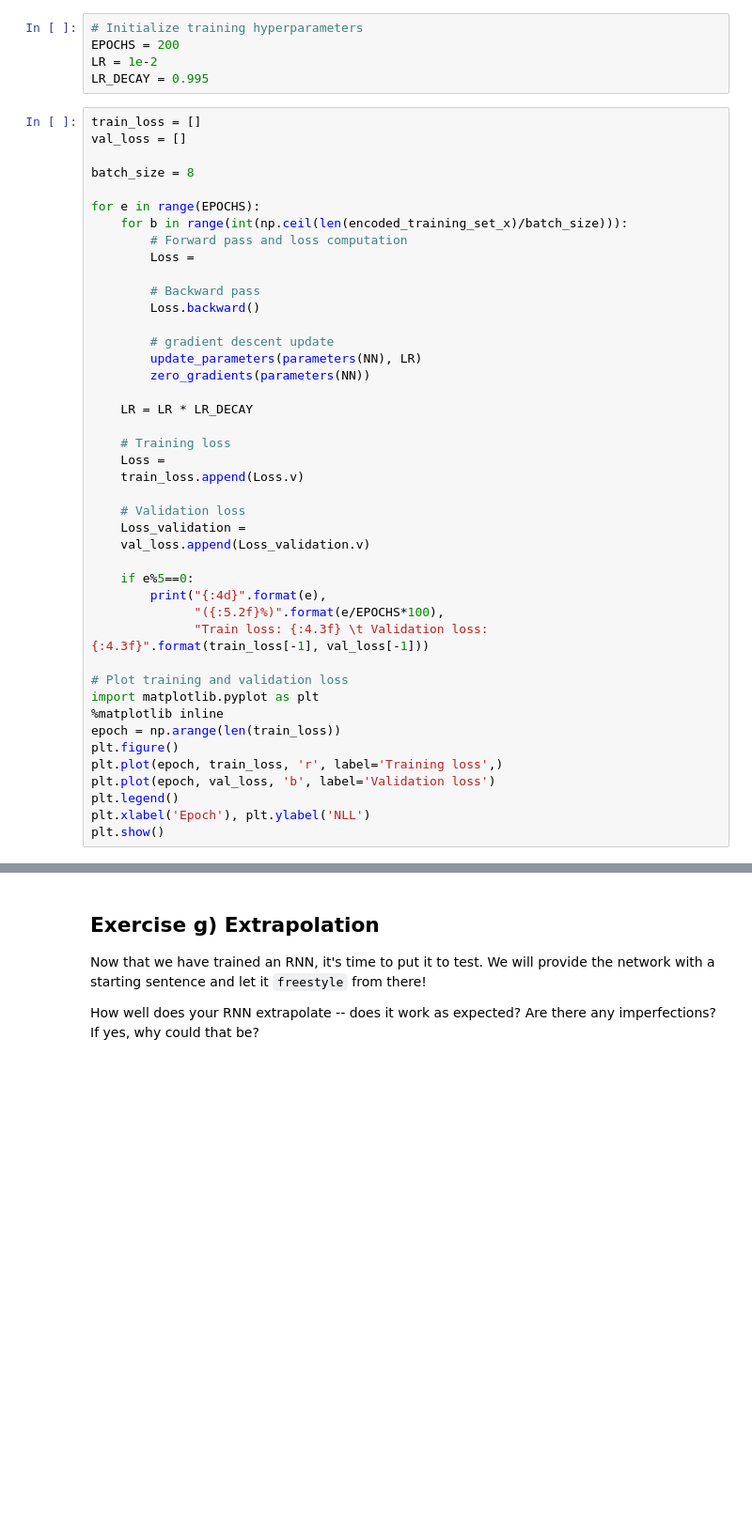
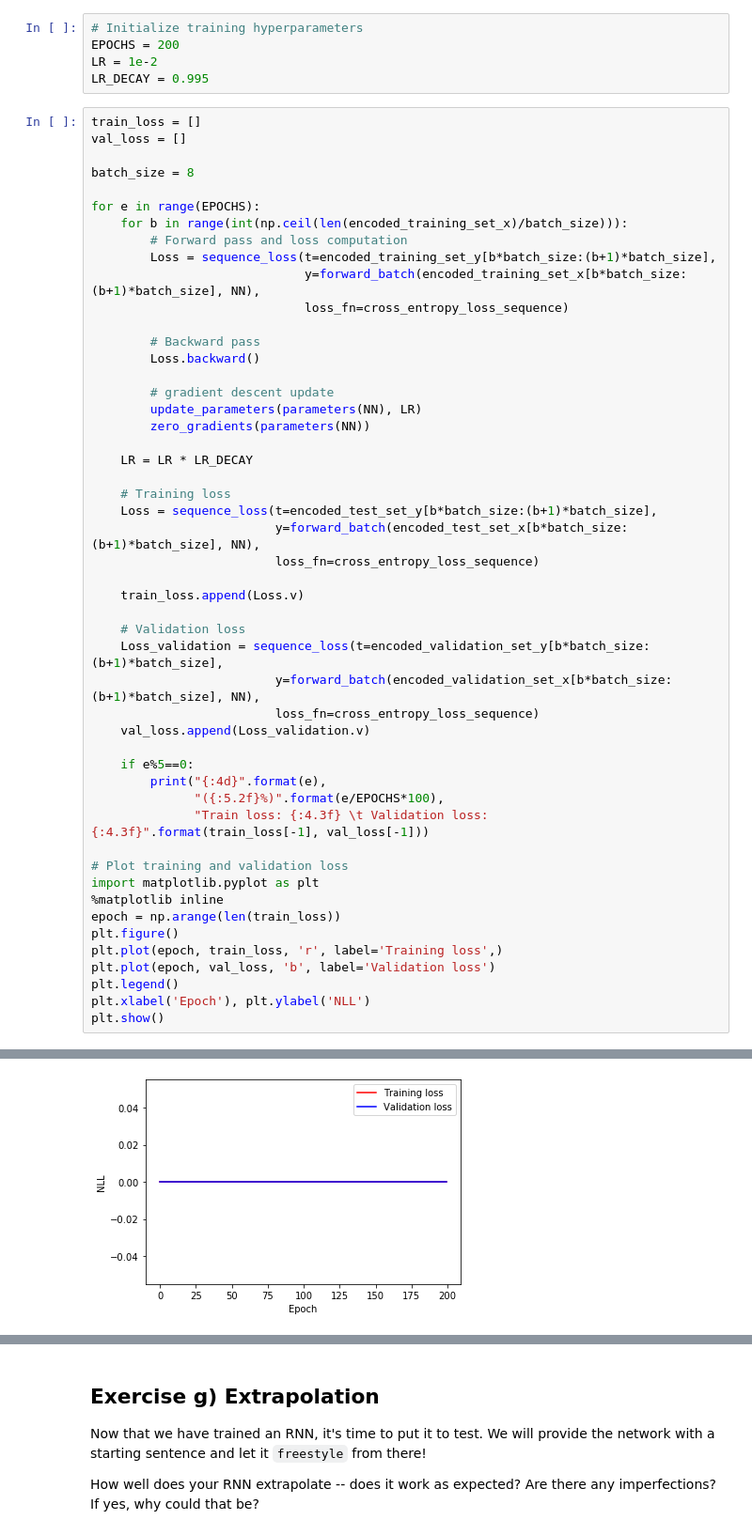
Before and after one commit to MartinBA741/Deep-Learning---DTU, a Jupyter notebook: 5_Recurrent/5_1_EXE_Recurrent_Neural_Networks_Nanograd.ipynb, the cells around one changed output, grey strips where cells are left out. Shown: that part at 94% size. Cells and saved outputs as stored; diff of their text form; blank space fills up the shorter version.

Commit message:
f) not training...

```diff
--- a/5_Recurrent/5_1_EXE_Recurrent_Neural_Networks_Nanograd.ipynb
+++ b/5_Recurrent/5_1_EXE_Recurrent_Neural_Networks_Nanograd.ipynb
@@ -858,7 +857,9 @@ batch_size = 8
 for e in range(EPOCHS):
     for b in range(int(np.ceil(len(encoded_training_set_x)/batch_size))):
         # Forward pass and loss computation
-        Loss =
+        Loss = sequence_loss(t=encoded_training_set_y[b*batch_size:(b+1)*batch_size],
+                             y=forward_batch(encoded_training_set_x[b*batch_size:(b+1)*batch_size], NN),
+                             loss_fn=cross_entropy_loss_sequence)
 
         # Backward pass
         Loss.backward()
@@ -870,11 +871,16 @@ for e in range(EPOCHS):
     LR = LR * LR_DECAY
 
     # Training loss
-    Loss =
+    Loss = sequence_loss(t=encoded_test_set_y[b*batch_size:(b+1)*batch_size],
+                         y=forward_batch(encoded_test_set_x[b*batch_size:(b+1)*batch_size], NN),
+                         loss_fn=cross_entropy_loss_sequence)
+
     train_loss.append(Loss.v)
 
     # Validation loss
-    Loss_validation =
+    Loss_validation = sequence_loss(t=encoded_validation_set_y[b*batch_size:(b+1)*batch_size],
+                         y=forward_batch(encoded_validation_set_x[b*batch_size:(b+1)*batch_size], NN),
+                         loss_fn=cross_entropy_loss_sequence)
     val_loss.append(Loss_validation.v)
 
     if e%5==0:
@@ -892,3 +898,4 @@ plt.plot(epoch, val_loss, 'b', label='Validation loss')
 plt.legend()
 plt.xlabel('Epoch'), plt.ylabel('NLL')
 plt.show()
+# %% [output]
@@ -895,3 +919,4 @@ plt.show()
+[figure, added]
 # %%
 # Get first sentence in test set
 inputs, targets = test_set[0]
```
Also changed, not shown: parts of 4 cells of this notebook.
